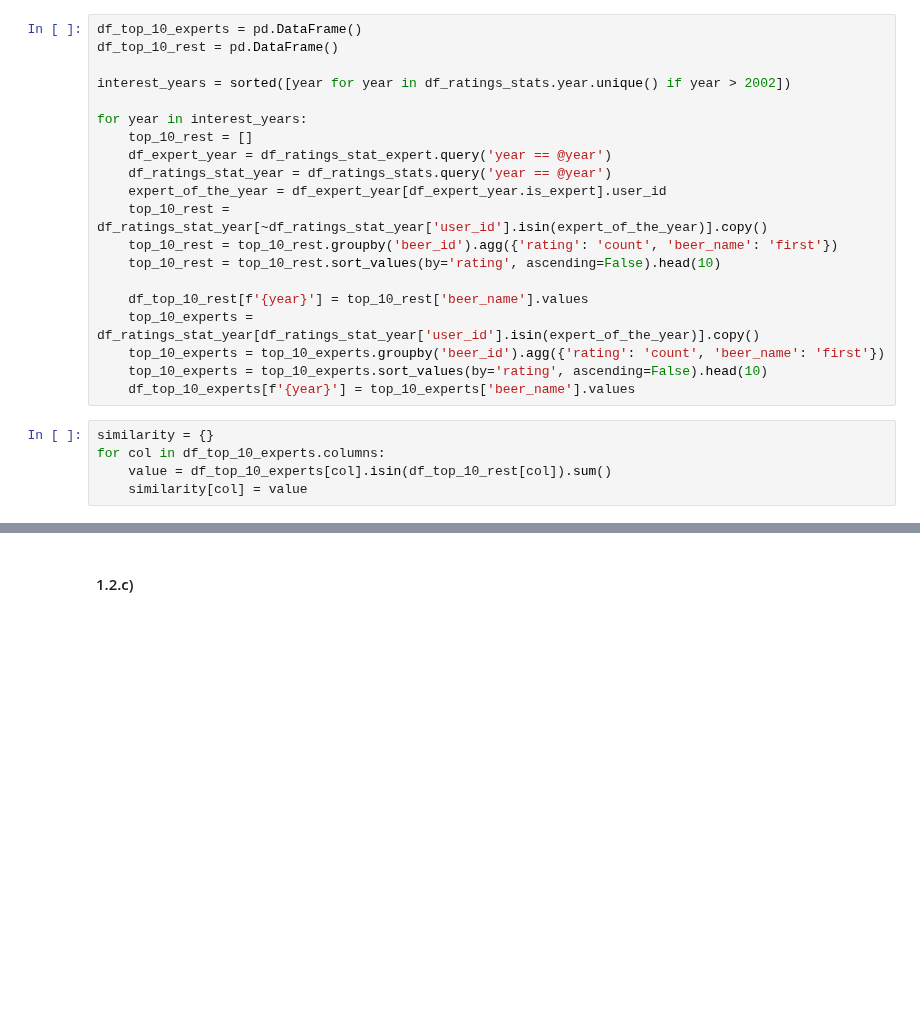
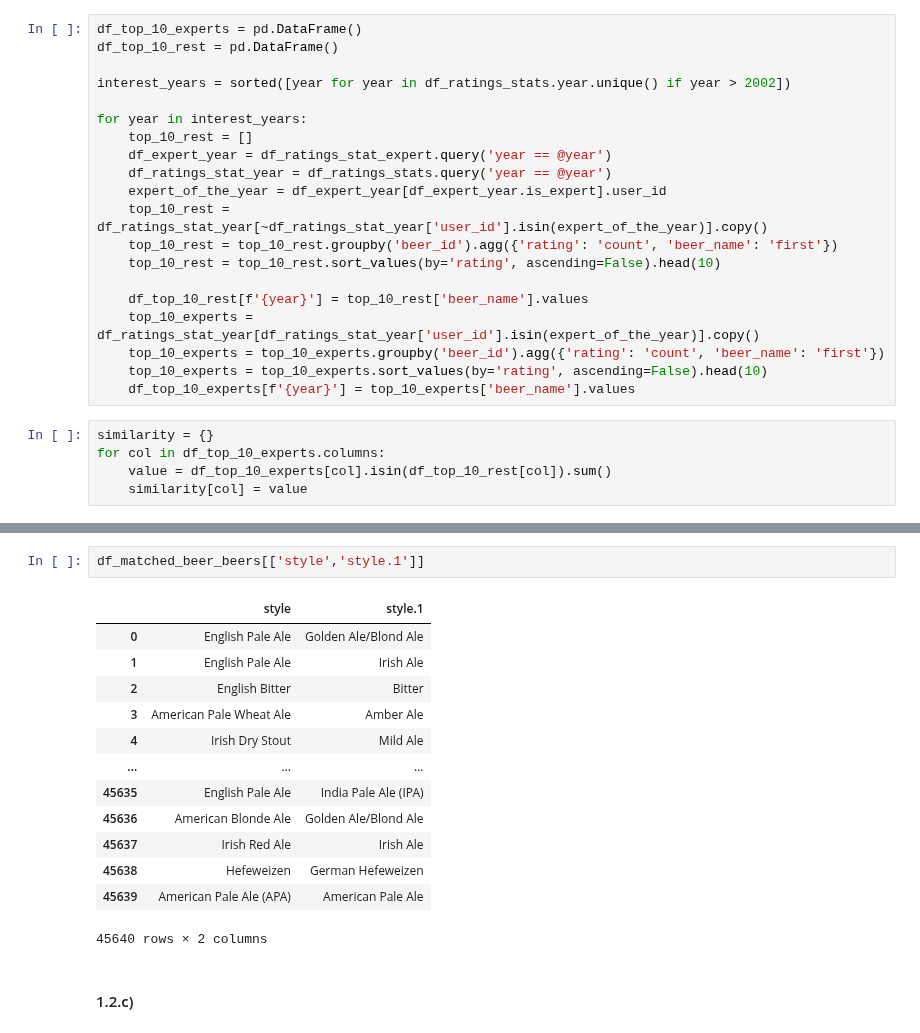
Before and after one commit to epfl-ada/ada-2023-project-remontada, a Jupyter notebook: code/main.ipynb, the cells around one changed output, grey strips where cells are left out. Saved outputs shown, nothing was run; the diff lists cells and outputs as text; blank space fills up the shorter version.

```diff
--- a/code/main.ipynb
+++ b/code/main.ipynb
@@ -382,2 +411,18 @@ Over the years under consideration, a beer is present in both groups only in 200
+# %%
+df_matched_beer_beers[['style','style.1']]
+# %% [output]
+|  | style | style.1 |
+| 0 | English Pale Ale | Golden Ale/Blond Ale |
+| 1 | English Pale Ale | Irish Ale |
+| 2 | English Bitter | Bitter |
+| 3 | American Pale Wheat Ale | Amber Ale |
+| 4 | Irish Dry Stout | Mild Ale |
+| ... | ... | ... |
+| 45635 | English Pale Ale | India Pale Ale (IPA) |
+| 45636 | American Blonde Ale | Golden Ale/Blond Ale |
+| 45637 | Irish Red Ale | Irish Ale |
+| 45638 | Hefeweizen | German Hefeweizen |
+| 45639 | American Pale Ale (APA) | American Pale Ale |
+45640 rows × 2 columns
 # %% [markdown]
 #### 1.2.c)
```
Also changed, not shown: parts of 14 cells of this notebook, 5 other files.
